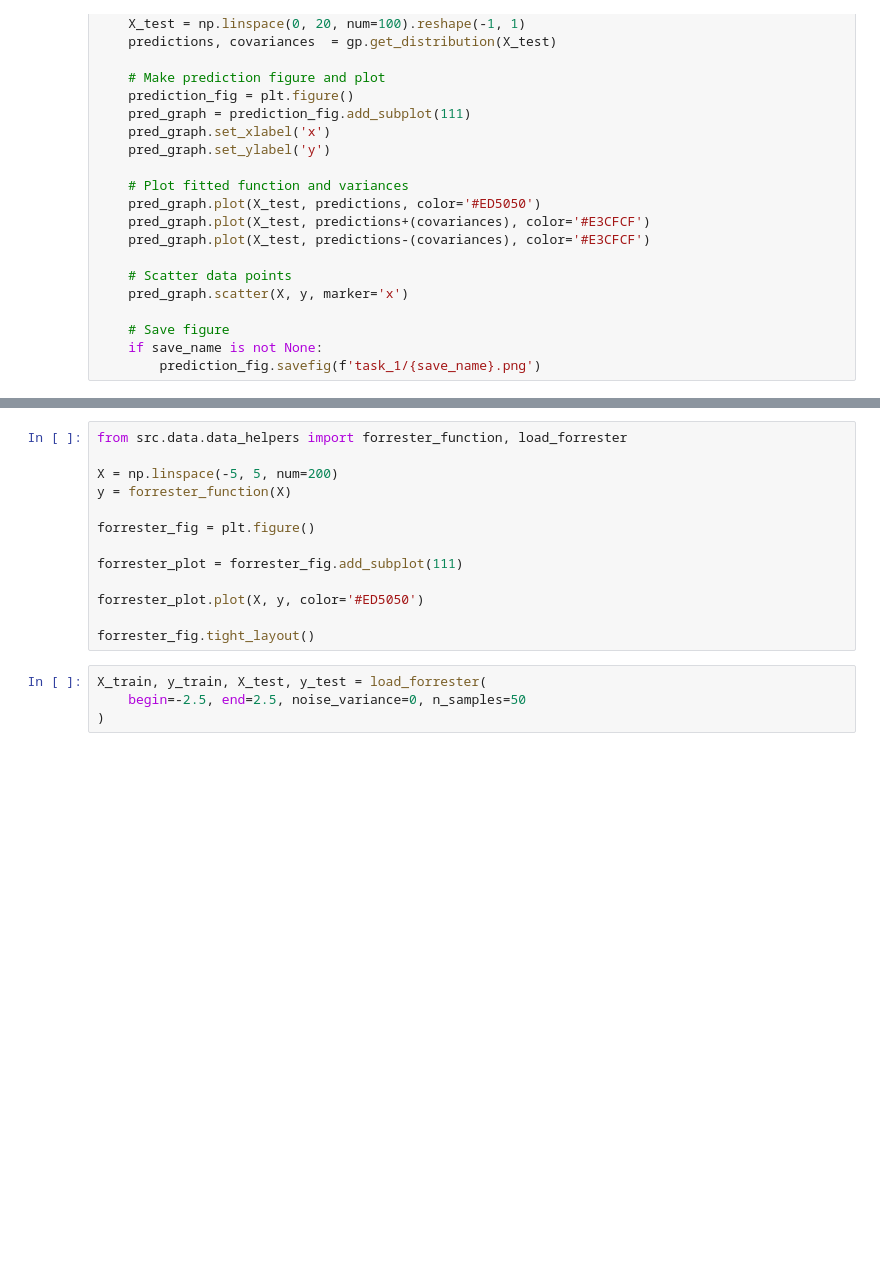
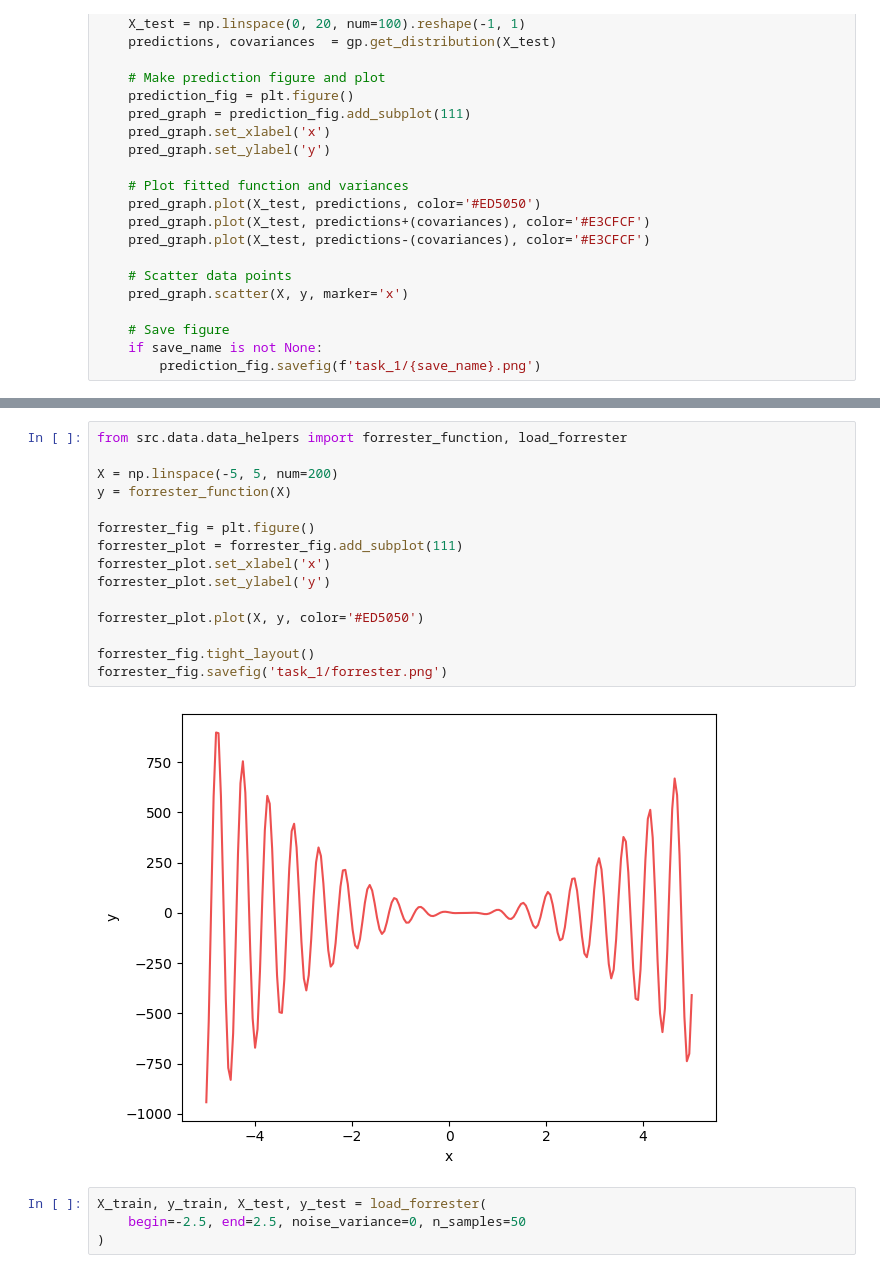
Before and after one commit to karthikeya-ms/ML_in_Crowd_Modelling_and_Simulation, a Jupyter notebook: FinalProject/notebooks/task_1_gaussian_process.ipynb, the cells around one changed output, grey strips where cells are left out. Saved outputs shown, nothing was run; the diff lists cells and outputs as text; blank space fills up the shorter version.

Commit message:
Cleaned up task_1 notebook

```diff
--- a/FinalProject/notebooks/task_1_gaussian_process.ipynb
+++ b/FinalProject/notebooks/task_1_gaussian_process.ipynb
@@ -113,16 +89,20 @@ for v, l, n, s in configs:
 # %%
 from src.data.data_helpers import forrester_function, load_forrester
 
 X = np.linspace(-5, 5, num=200)
 y = forrester_function(X)
 
 forrester_fig = plt.figure()
-
 forrester_plot = forrester_fig.add_subplot(111)
+forrester_plot.set_xlabel('x')
+forrester_plot.set_ylabel('y')
 
 forrester_plot.plot(X, y, color='#ED5050')
 
 forrester_fig.tight_layout()
+forrester_fig.savefig('task_1/forrester.png')
+# %% [output]
+[figure, added]
 # %%
 X_train, y_train, X_test, y_test = load_forrester(
     begin=-2.5, end=2.5, noise_variance=0, n_samples=50
```
Also changed, not shown: parts of 8 cells of this notebook.
